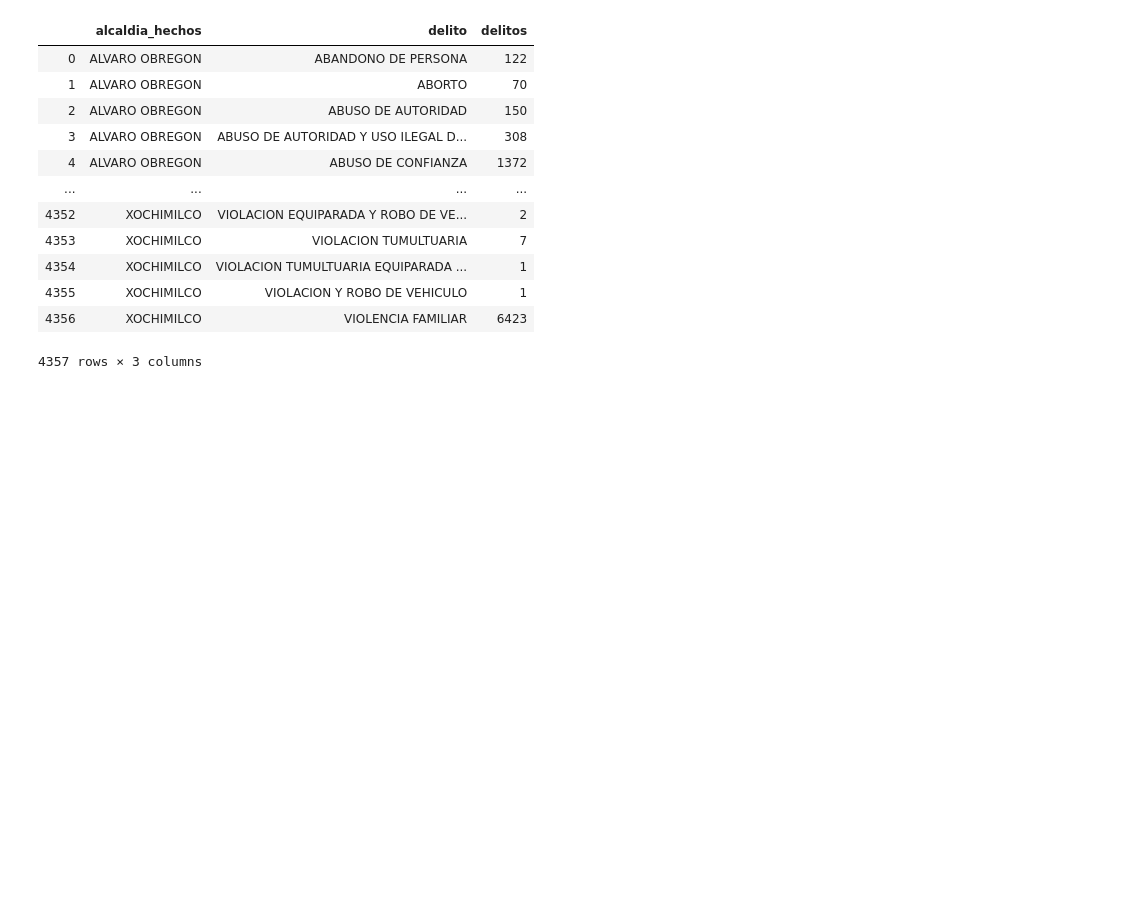
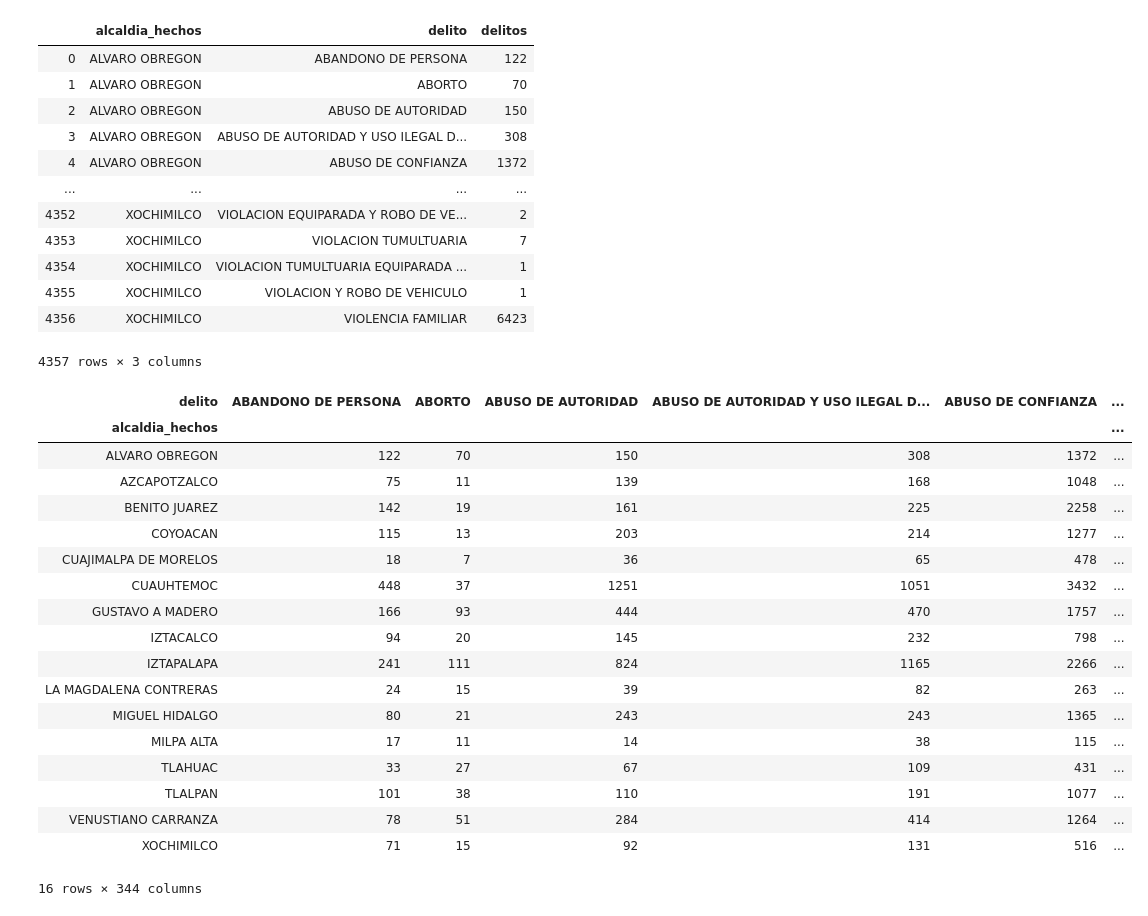
Before and after one commit to DarioDC/OPI, a Jupyter notebook: Examen_DarioDiazCuevas.ipynb, the cells around one changed output. Saved outputs shown, nothing was run; the diff lists cells and outputs as text; code cells hidden in the pictures; blank space fills up the shorter version.

```diff
--- a/Examen_DarioDiazCuevas.ipynb
+++ b/Examen_DarioDiazCuevas.ipynb
@@ -699,3 +681,27 @@ alc_del
 | 4355 | XOCHIMILCO | VIOLACION Y ROBO DE VEHICULO | 1 |
 | 4356 | XOCHIMILCO | VIOLENCIA FAMILIAR | 6423 |
 4357 rows × 3 columns
+# %%
+#se utiliza el metodo pivot para realizar los conteos
+alc_del_pivot = alc_del.pivot_table(values='delitos', index='alcaldia_hechos', columns='delito', aggfunc=pd.Series.sum ).fillna(0).astype('int')
+alc_del_pivot
+# %% [output]
+| delito | ABANDONO DE PERSONA | ABORTO | ABUSO DE AUTORIDAD | ABUSO DE AUTORIDAD Y USO ILEGAL D... | ABUSO DE CONFIANZA | ... |
+| alcaldia_hechos |  |  |  |  |  | ... |
+| ALVARO OBREGON | 122 | 70 | 150 | 308 | 1372 | ... |
+| AZCAPOTZALCO | 75 | 11 | 139 | 168 | 1048 | ... |
+| BENITO JUAREZ | 142 | 19 | 161 | 225 | 2258 | ... |
+| COYOACAN | 115 | 13 | 203 | 214 | 1277 | ... |
+| CUAJIMALPA DE MORELOS | 18 | 7 | 36 | 65 | 478 | ... |
+| CUAUHTEMOC | 448 | 37 | 1251 | 1051 | 3432 | ... |
+| GUSTAVO A MADERO | 166 | 93 | 444 | 470 | 1757 | ... |
+| IZTACALCO | 94 | 20 | 145 | 232 | 798 | ... |
+| IZTAPALAPA | 241 | 111 | 824 | 1165 | 2266 | ... |
+| LA MAGDALENA CONTRERAS | 24 | 15 | 39 | 82 | 263 | ... |
+| MIGUEL HIDALGO | 80 | 21 | 243 | 243 | 1365 | ... |
+| MILPA ALTA | 17 | 11 | 14 | 38 | 115 | ... |
+| TLAHUAC | 33 | 27 | 67 | 109 | 431 | ... |
+| TLALPAN | 101 | 38 | 110 | 191 | 1077 | ... |
+| VENUSTIANO CARRANZA | 78 | 51 | 284 | 414 | 1264 | ... |
+| XOCHIMILCO | 71 | 15 | 92 | 131 | 516 | ... |
+16 rows × 344 columns
```
Also changed, not shown: parts of 12 cells of this notebook.
